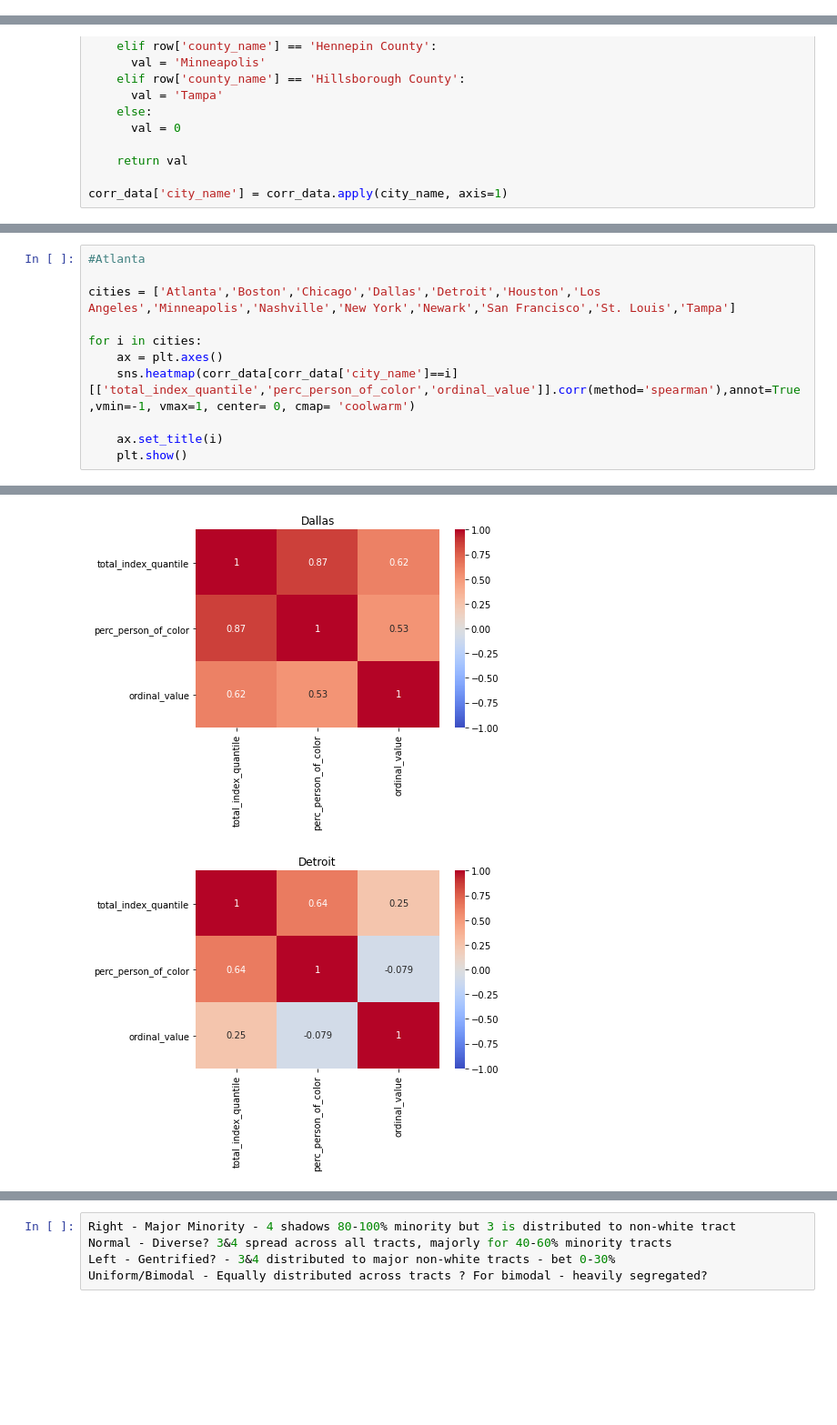
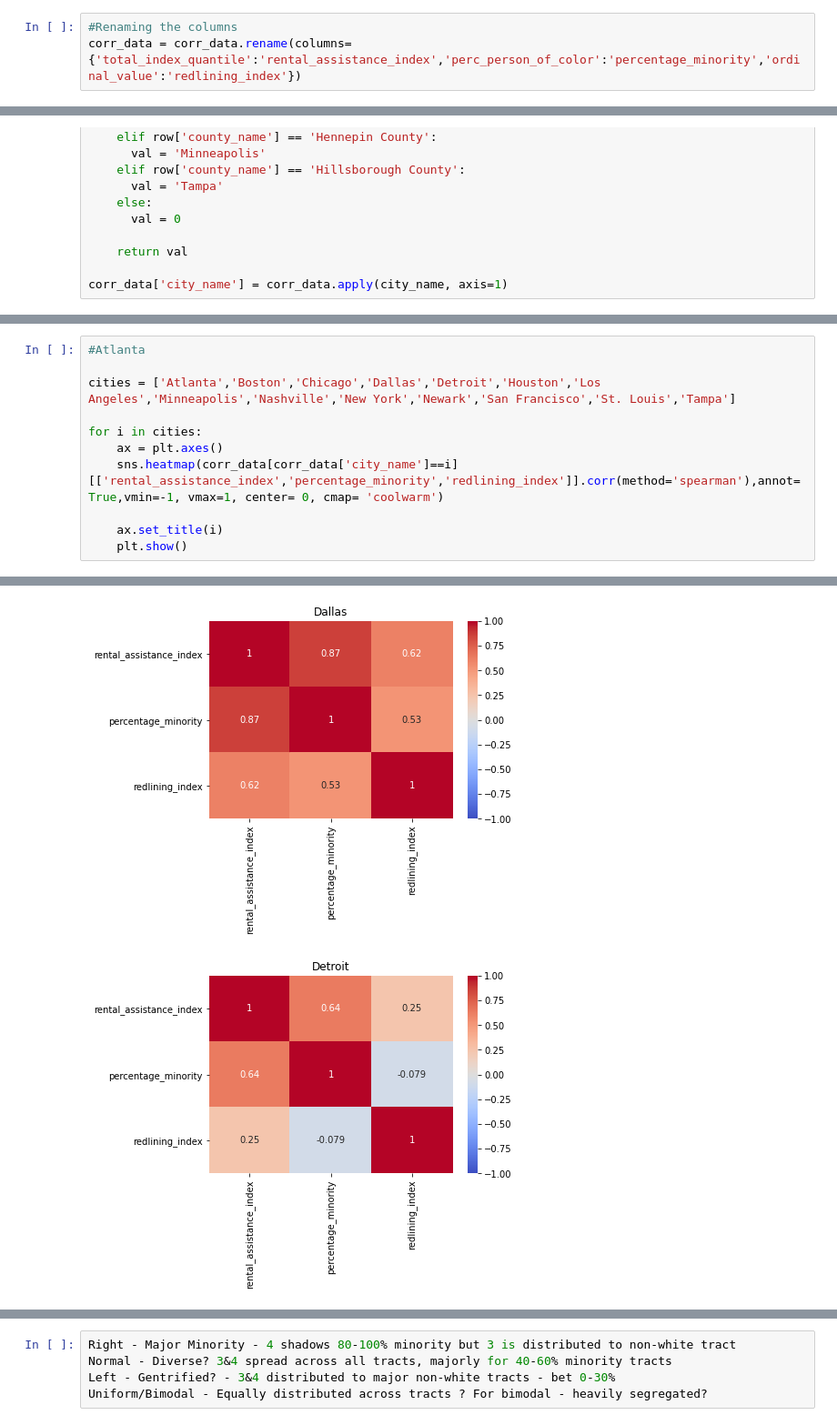
Before and after one commit to mjumbewu/COVIDRedlining, a Jupyter notebook: EDA/correlations.ipynb, the cells around one changed output, grey strips where cells are left out. Shown at 91% size. Drawn from its saved outputs; the diff is of its cells as text; blank space fills up the shorter version.

```diff
--- a/EDA/correlations.ipynb
+++ b/EDA/correlations.ipynb
@@ -82,6 +82,9 @@ corr_data.head()
 | 2 | 4.811301e+10 | Texas | Dallas County | 0.21 | 0.158301 | 1 |
 | 3 | 4.811300e+10 | Texas | Dallas County | 0.67 | 0.687595 | 3 |
 | 4 | 4.811301e+10 | Texas | Dallas County | 0.81 | 0.965158 | 3 |
+# %%
+#Renaming the columns
+corr_data = corr_data.rename(columns={'total_index_quantile':'rental_assistance_index','perc_person_of_color':'percentage_minority','ordinal_value':'redlining_index'})
 # %%
 #Subsetting the data to only include the 14 cities under study
 states = ['New York','California','Illinois','Michigan','Missouri','Texas','Georgia','Tennessee','Massachusetts','New Jersey','Minnesota','Florida']
@@ -147,7 +150,7 @@ cities = ['Atlanta','Boston','Chicago','Dallas','Detroit','Houston','Los Angeles
 
 for i in cities:
     ax = plt.axes()
-    sns.heatmap(corr_data[corr_data['city_name']==i][['total_index_quantile','perc_person_of_color','ordinal_value']].corr(method='spearman'),annot=True,vmin=-1, vmax=1, center= 0, cmap= 'coolwarm')
+    sns.heatmap(corr_data[corr_data['city_name']==i][['rental_assistance_index','percentage_minority','redlining_index']].corr(method='spearman'),annot=True,vmin=-1, vmax=1, center= 0, cmap= 'coolwarm')
 
     ax.set_title(i)
     plt.show()
@@ -158,2 +161,2 @@ for i in cities:
-[figure, old version]
+[figure, new version]
-[figure, old version]
+[figure, new version]
```
Also changed, not shown: parts of 2 cells of this notebook, 25 other files.
